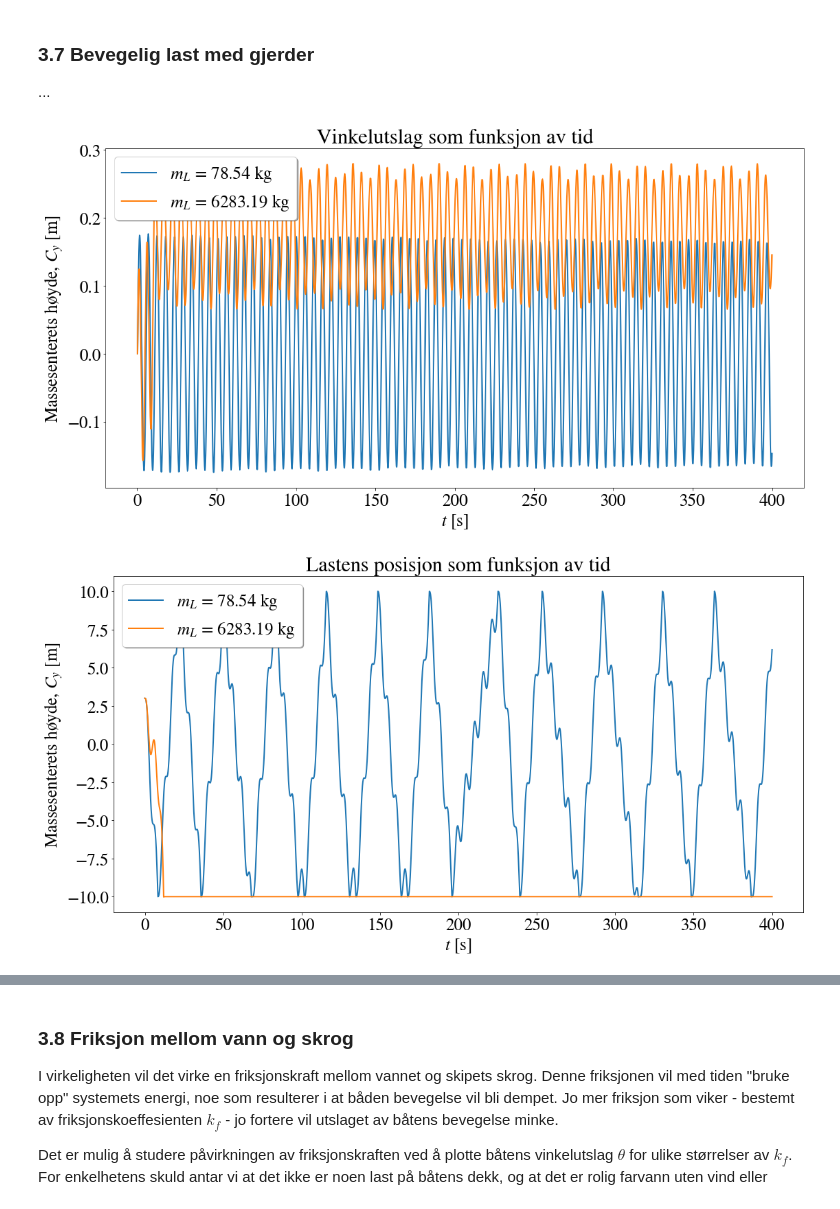
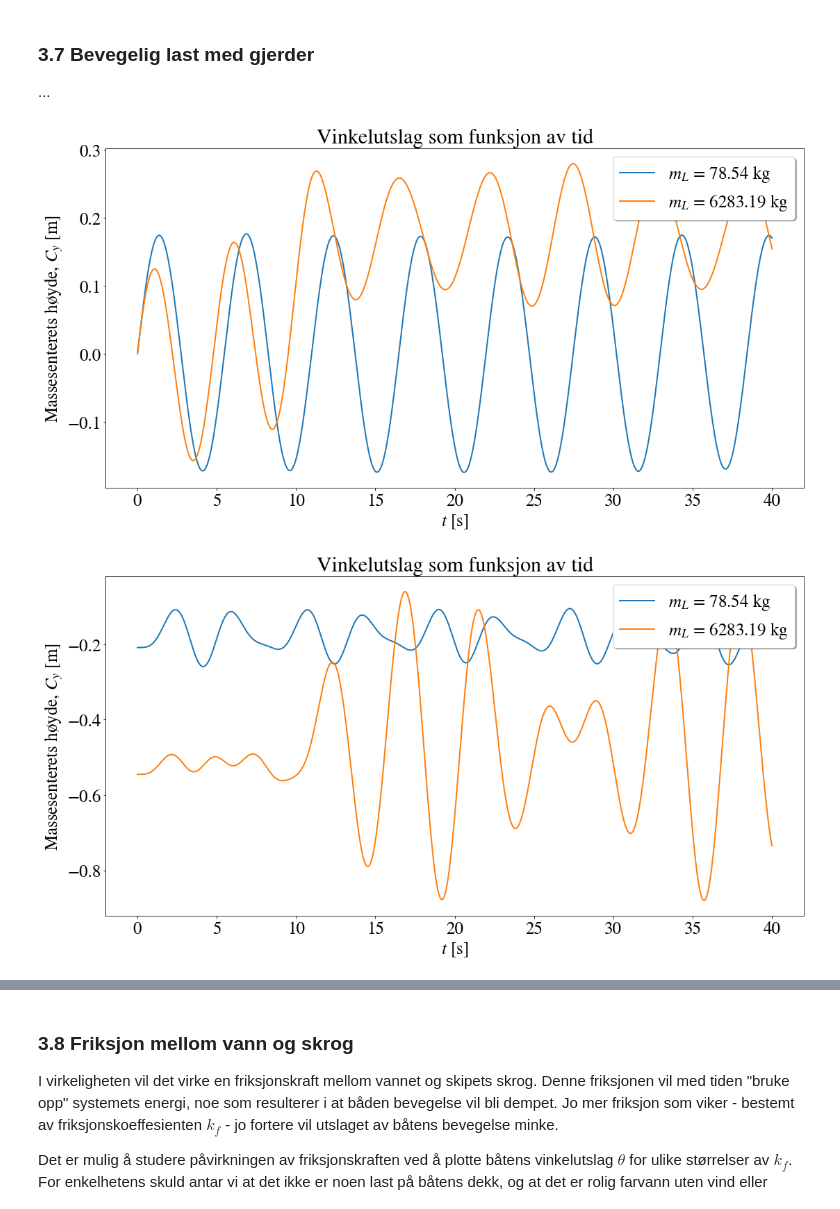
Before and after one commit to emiljonsrud/vitberr_prosjekt2_tekfys, a Jupyter notebook: leveringsfil.ipynb, the cells around one changed output, grey strips where cells are left out. Saved outputs shown, nothing was run; the diff lists cells and outputs as text; code cells hidden in the pictures.

```diff
--- a/leveringsfil.ipynb
+++ b/leveringsfil.ipynb
@@ -877,7 +898,7 @@ omega_w = 0.93*omega_0 #Dette går fint fordi vi lar F_0 være 0 i oppgaver uten
 # %% [markdown]
 For å unnge mye kopiering av kode senere definerer vi en universell funksjon som kan ta høyde for alle de ulike tilfellene av frefter som vi ønsker å simulere, dette gir oss en svært fleksibel kode.
 # %%
-def universal_func(w_start_vals, t_end_input, h_step_input, F_0, k_f, omega_w_input, m_boat_input, m_L_input, fences_bool_input = False):
+def advanced_system_simulation(w_start_vals, t_end_input, h_step_input, F_0, k_f, omega_w_input, m_boat_input, m_L_input, fences_bool_input = False):
     '''
     Universell funksjon som kan benyttes til å beregne bevegelsen til skipet for mange ulike tilfelle.
     Gjennom hva man skriver i funksjonens argument kan man bla. simulere påvikningen friksjon, bølger og last.
@@ -931,6 +952,7 @@ def universal_func(w_start_vals, t_end_input, h_step_input, F_0, k_f, omega_w_in
 
 
         if np.abs(w[6]) > R and boat.m_L != 0 and boat.fences == False:
+            print("The load fell off at: ", t)
             boat.m_L = 0
             boat.falloff_time = t
 
@@ -1077,7 +1099,7 @@ def plot_func(t_num_arr, values_2d_arr, label_arr, title_name, x_axis_name, y_ax
     plt.xlabel(x_axis_name)
     plt.ylabel(y_axis_name)
     # plt.ylim(-0.25,0.25)
-    plt.legend(loc=2, shadow = True)
+    plt.legend(loc=1, shadow = True)
     plt.show()
 # %% [markdown]
 ### 3.4 Simulasjon med varierende mengde fortrengt vann
@@ -1267,34 +1286,35 @@ Fortsett å skrive her imorgen
 # %%
 w_start_vals = [0, 0.2, 0, 0, 0, 0, 3, 0]
 
 F_0 = 0
 k_f = 0
-t_end = 400
+t_end = 40
 h_step = 0.01
 
 omega_0 = np.sqrt((m_boat*g*h)/calculate_I_c(0, 0))
 omega_w = 0.93*omega_0
 
 m_boat = A_s*sigma
 m_L_1 = 0.001*m_boat
 m_L_2 = 0.08*m_boat
 
-t_num_1, w_num_1 = universal_func(w_start_vals, t_end, h_step, F_0, k_f, omega_w, m_boat, m_L_1, True)
-t_num_2, w_num_2 = universal_func(w_start_vals, t_end, h_step, F_0, k_f, omega_w, m_boat, m_L_2, True)
+t_num_1, w_num_1 = advanced_system_simulation(w_start_vals, t_end, h_step, F_0, k_f, omega_w, m_boat, m_L_1, True)
+t_num_2, w_num_2 = advanced_system_simulation(w_start_vals, t_end, h_step, F_0, k_f, omega_w, m_boat, m_L_2, True)
 boat_info = [m_boat, m_L_2]
 np.savez(
         'simulation_data/2e',
         t_num_2 = t_num_2,
         w_num_2 = w_num_2,
         boat_info = boat_info
         )
 theta_num_1 = w_num_1[0]
 theta_num_2 = w_num_2[0]
 s_L_num_1 = w_num_1[6]
 s_L_num_2 = w_num_2[6]
 
 plot_func(t_num_1, [theta_num_1, theta_num_2], [f"$m_L$ = {m_L_1:.2f} kg", f"$m_L$ = {m_L_2:.2f} kg"], "Vinkelutslag som funksjon av tid", '$t$ [s]', r'Massesenterets høyde, $C_y$ [m]')
+plot_func(t_num_1, [w_num_1[3], w_num_2[3]], [f"$m_L$ = {m_L_1:.2f} kg", f"$m_L$ = {m_L_2:.2f} kg"], "Vinkelutslag som funksjon av tid", '$t$ [s]', r'Massesenterets høyde, $C_y$ [m]')
 plot_func(t_num_1, [s_L_num_1, s_L_num_2], [f"$m_L$ = {m_L_1:.2f} kg", f"$m_L$ = {m_L_2:.2f} kg"], "Lastens posisjon som funksjon av tid", '$t$ [s]', r'Massesenterets høyde, $C_y$ [m]')
 # %% [output]
-[figure, old version]
+[figure, new version]
-[figure, old version]
+[figure, new version]
```
Also changed, not shown: parts of 42 cells of this notebook.
